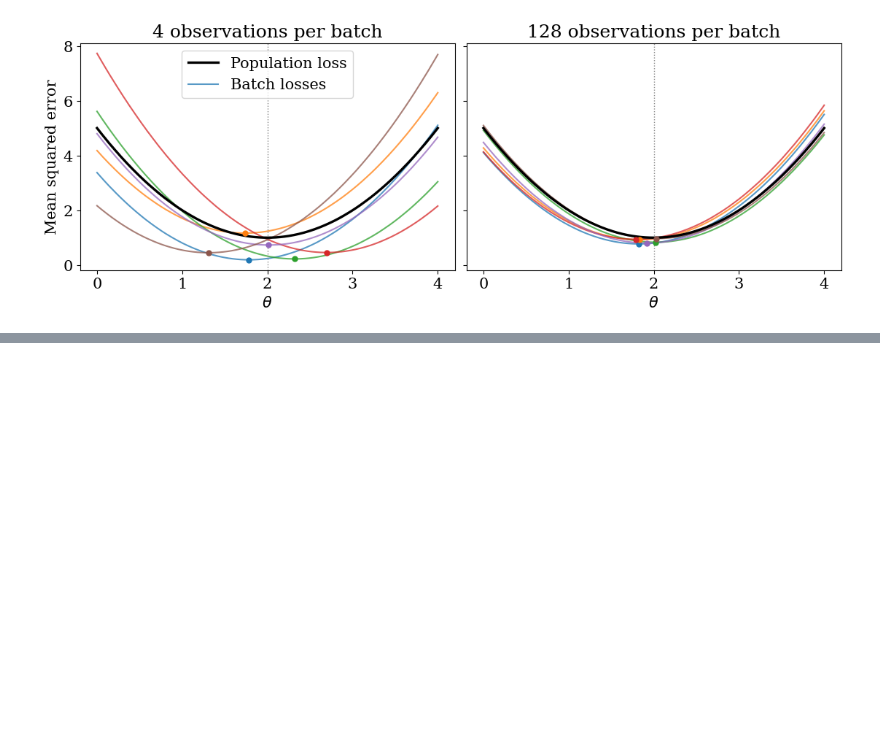
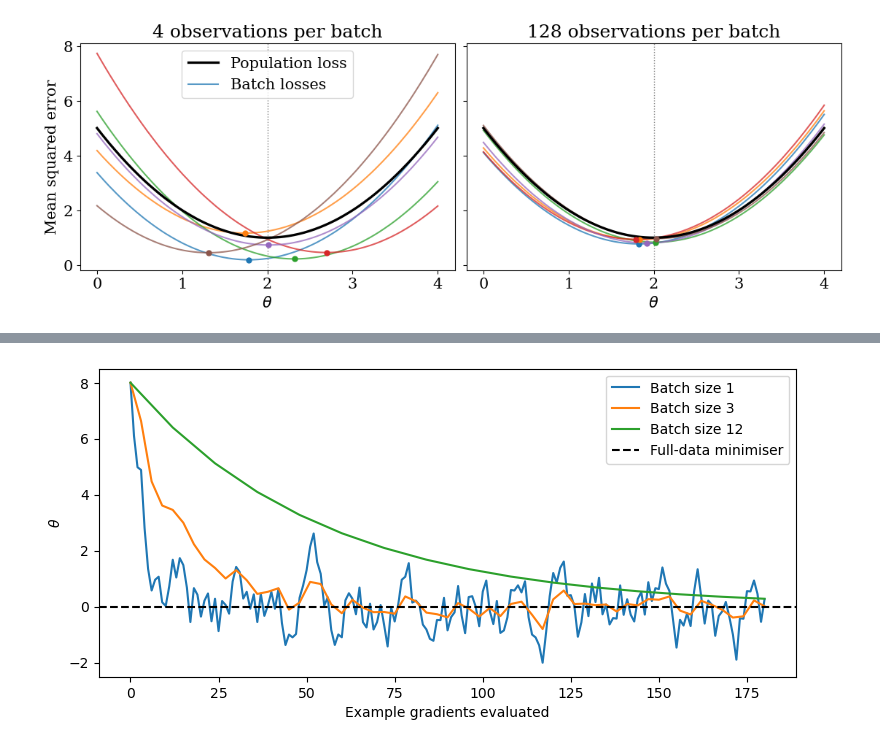
Before and after one commit to felipe-tobar/Maths-for-ML, a Jupyter notebook: tutorials/optimisation.ipynb, the cells around one changed output, grey strips where cells are left out. Saved outputs shown, nothing was run; the diff lists cells and outputs as text; code cells hidden in the pictures; blank space fills up the shorter version.

```diff
--- a/tutorials/optimisation.ipynb
+++ b/tutorials/optimisation.ipynb
@@ -1002,0 +1012,33 @@ plt.show()
+# %%
+import matplotlib.pyplot as plt
+import numpy as np
+
+observations = np.arange(12) - 5.5
+batch_sizes = (1, 3, 12)
+learning_rate = 0.2
+epochs = 15
+
+rng = np.random.default_rng(7)
+shuffled_epochs = [rng.permutation(observations) for _ in range(epochs)]
+
+fig, ax = plt.subplots(figsize=(9, 4))
+for batch_size in batch_sizes:
+    theta = 8.0
+    trajectory = [theta]
+
+    for shuffled in shuffled_epochs:
+        for start in range(0, len(shuffled), batch_size):
+            batch = shuffled[start:start + batch_size]
+            gradient = (theta - batch).mean()
+            theta = theta - learning_rate * gradient
+            trajectory.append(theta)
+
+    gradients_evaluated = batch_size * np.arange(len(trajectory))
+    ax.plot(gradients_evaluated, trajectory, label=f"Batch size {batch_size}")
+
+ax.axhline(observations.mean(), color="black", linestyle="--", label="Full-data minimiser")
+ax.set(xlabel="Example gradients evaluated", ylabel=r"$\theta$")
+ax.legend()
+plt.show()
+# %% [output]
+[figure, added]
```
Also changed, not shown: parts of 3 cells of this notebook, 3 other files.
